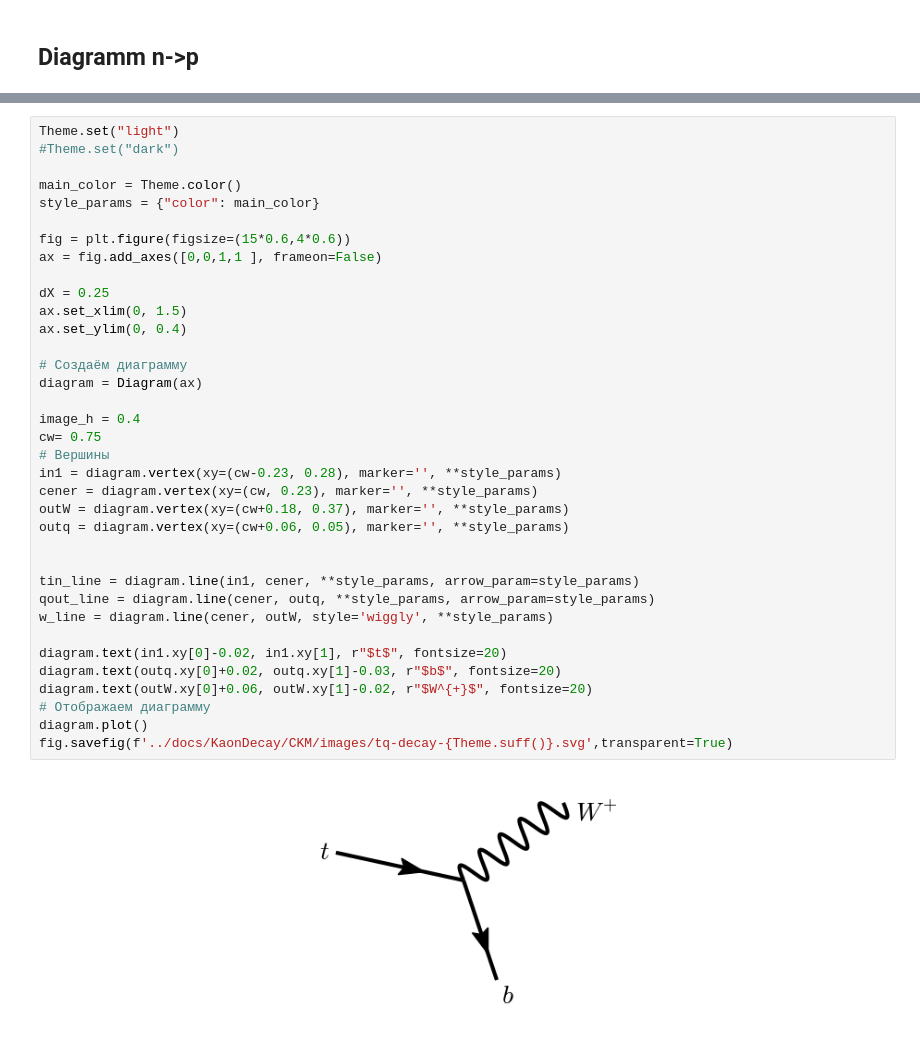
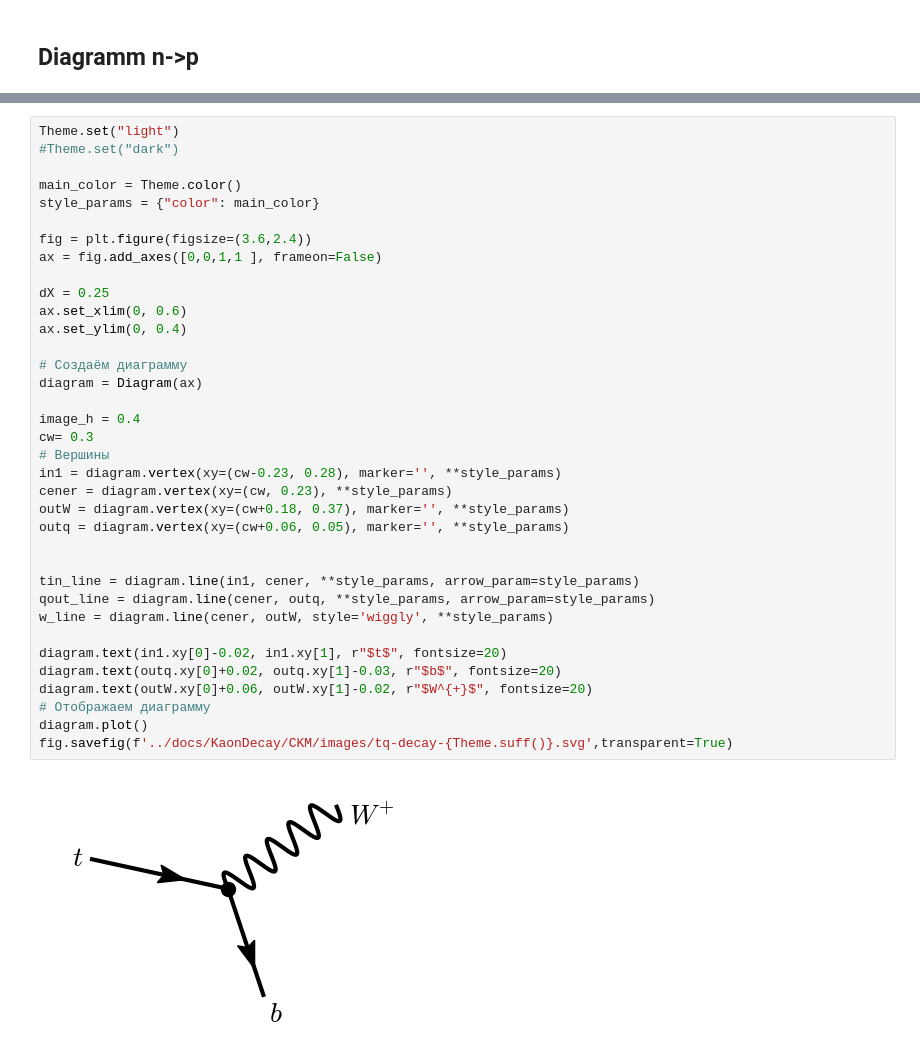
Before and after one commit to PhysCourse/Phenomenology, a Jupyter notebook: plots_with_python/plots_part2.ipynb, the cells around one changed output, grey strips where cells are left out. Cells and saved outputs as stored; diff of their text form.

```diff
--- a/plots_with_python/plots_part2.ipynb
+++ b/plots_with_python/plots_part2.ipynb
@@ -212,35 +212,35 @@ Theme.set("light")
 
 main_color = Theme.color()
 style_params = {"color": main_color}
 
-fig = plt.figure(figsize=(15*0.6,4*0.6))
+fig = plt.figure(figsize=(3.6,2.4))
 ax = fig.add_axes([0,0,1,1 ], frameon=False)
 
 dX = 0.25
-ax.set_xlim(0, 1.5)
+ax.set_xlim(0, 0.6)
 ax.set_ylim(0, 0.4)
 
 # Создаём диаграмму
 diagram = Diagram(ax)
 
 image_h = 0.4
-cw= 0.75
+cw= 0.3
 # Вершины
 in1 = diagram.vertex(xy=(cw-0.23, 0.28), marker='', **style_params)
-cener = diagram.vertex(xy=(cw, 0.23), marker='', **style_params)
+cener = diagram.vertex(xy=(cw, 0.23), **style_params)
 outW = diagram.vertex(xy=(cw+0.18, 0.37), marker='', **style_params)
 outq = diagram.vertex(xy=(cw+0.06, 0.05), marker='', **style_params)
 
 
 tin_line = diagram.line(in1, cener, **style_params, arrow_param=style_params)
 qout_line = diagram.line(cener, outq, **style_params, arrow_param=style_params)
 w_line = diagram.line(cener, outW, style='wiggly', **style_params)
 
 diagram.text(in1.xy[0]-0.02, in1.xy[1], r"$t$", fontsize=20)
 diagram.text(outq.xy[0]+0.02, outq.xy[1]-0.03, r"$b$", fontsize=20)
 diagram.text(outW.xy[0]+0.06, outW.xy[1]-0.02, r"$W^{+}$", fontsize=20)
 # Отображаем диаграмму
 diagram.plot()
 fig.savefig(f'../docs/KaonDecay/CKM/images/tq-decay-{Theme.suff()}.svg',transparent=True)
 # %% [output]
-[figure, old version]
+[figure, new version]
```
Also changed, not shown: parts of 14 cells of this notebook, 33 other files.
